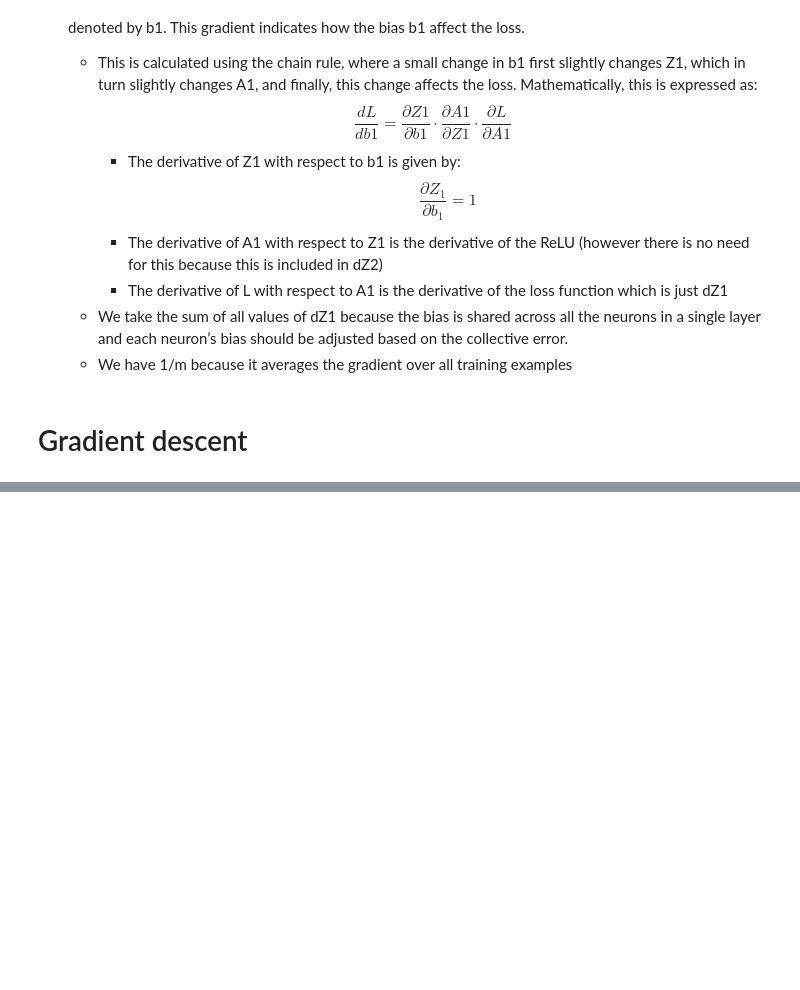
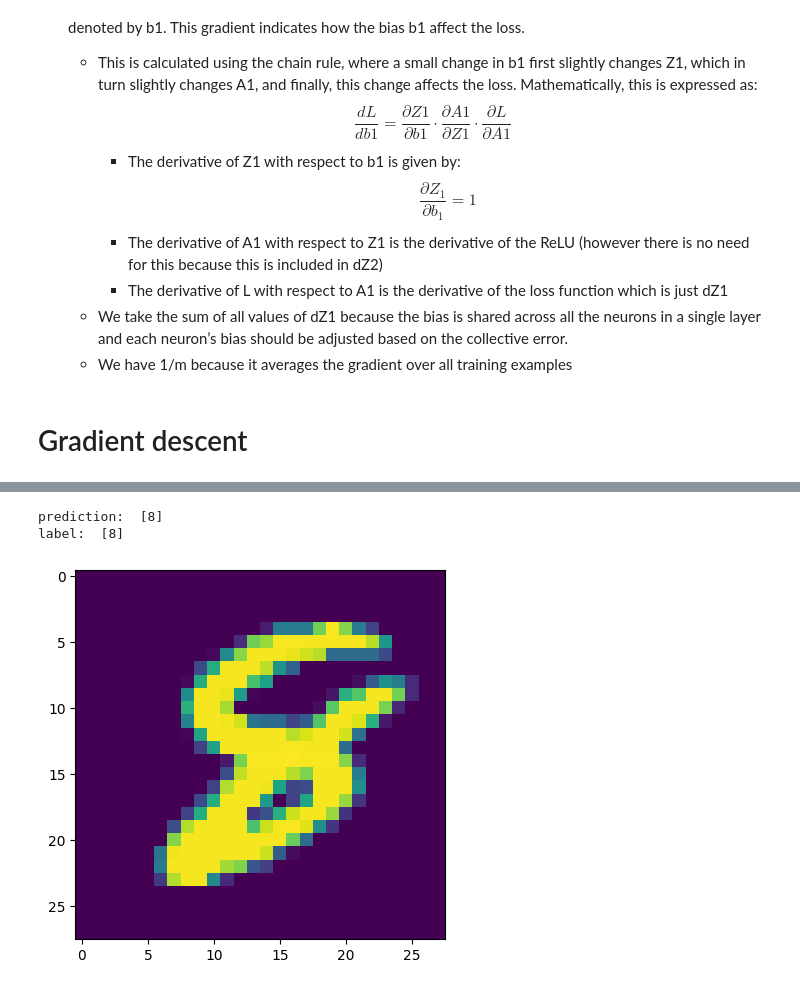
Before and after one commit to abduIbari/MNIST-neuralnetwork, a Jupyter notebook: MNIST.ipynb, the cells around one changed output, grey strips where cells are left out. Saved outputs shown, nothing was run; the diff lists cells and outputs as text; code cells hidden in the pictures; blank space fills up the shorter version.

```diff
--- a/MNIST.ipynb
+++ b/MNIST.ipynb
@@ -198,0 +236,16 @@ Iterations: 450, Accuracy: 0.98
+# %%
+def make_predictions(W1, W2, b1, b2, X):
+    Z1, Z2, A1, A2 = forward_prop(W1, W2, b1, b2, X)
+    predictions = get_predictions(A2)
+    return predictions
+
+def test_predictions(index, W1, W2, b1, b2):
+    current_image = X_train[:, index, None] # selecting the image at the given index (keep in mind that each column is a training example)
+    prediction = make_predictions(W1, W2, b1, b2, current_image)
+    label = y_train[index, None]
+    print("prediction: ", prediction)
+    print("label: ", label)
+
+    current_image = current_image.reshape(28,28)
+    plt.imshow(current_image)
+    plt.show()
@@ -198,0 +257,6 @@ Iterations: 450, Accuracy: 0.98
+# %%
+test_predictions(13444, W1, W2, b1, b2)
+# %% [output]
+prediction:  [8]
+label:  [8]
+[figure, added]
```
Also changed, not shown: parts of 6 cells of this notebook.
